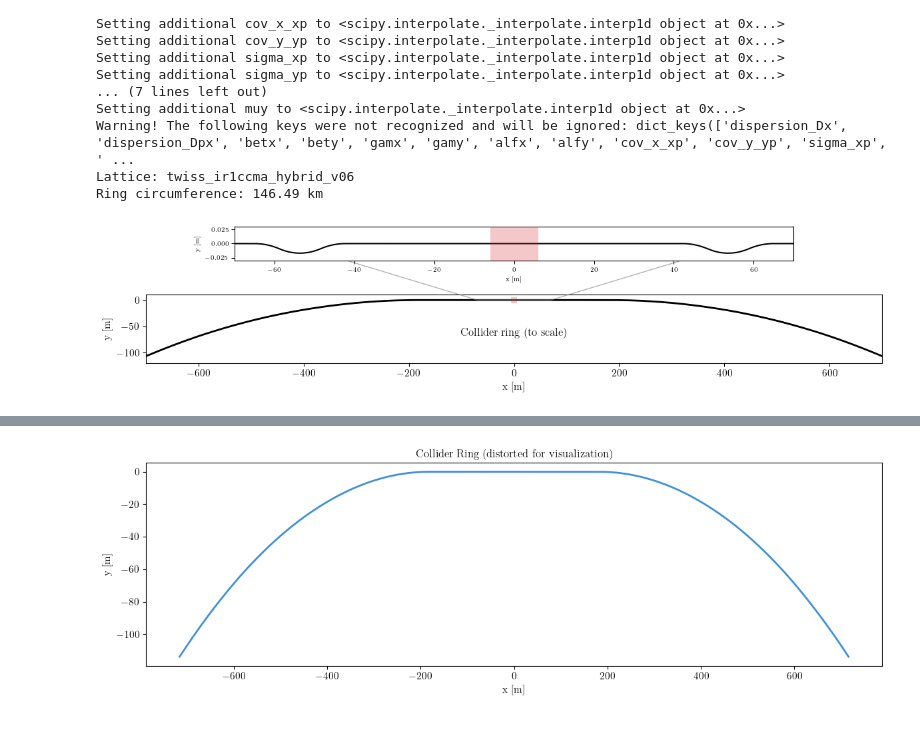
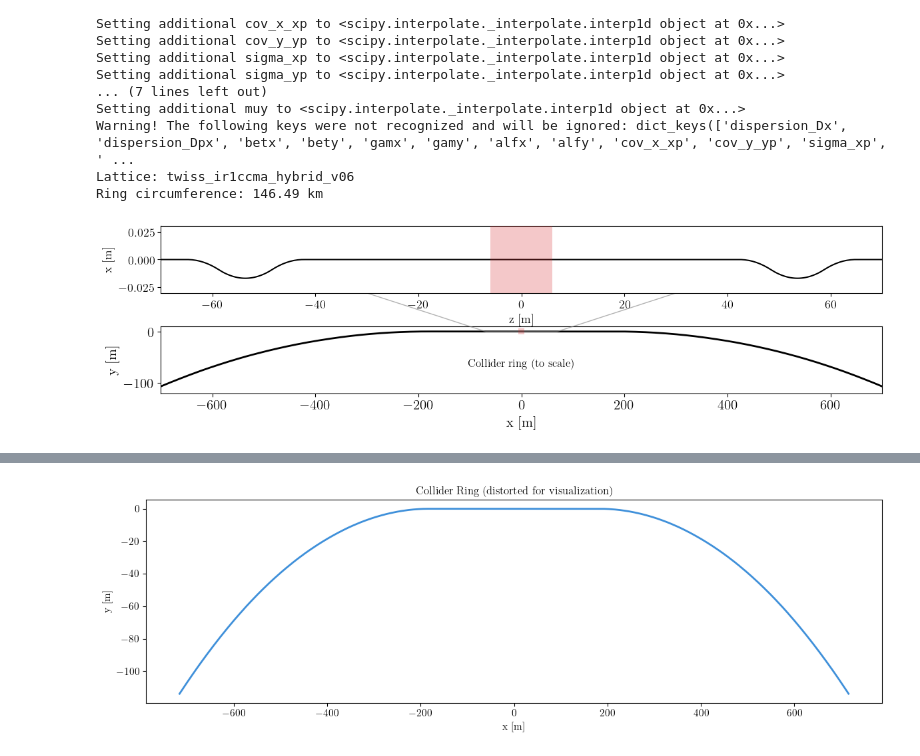
Before and after one commit to jchoi55/MINT, a Jupyter notebook: main_collider_ring_studies.ipynb, the cells around one changed output, grey strips where cells are left out. Saved outputs shown, nothing was run; the diff lists cells and outputs as text; code cells hidden in the pictures; blank space fills up the shorter version.

```diff
--- a/main_collider_ring_studies.ipynb
+++ b/main_collider_ring_studies.ipynb
@@ -63,39 +63,40 @@ Ring circumference: 146.49 km
 # Quick geometry and reference momentum profile
 u = np.linspace(0, 1, 4000)
 
-fig, ax = plt.subplots(1, 1, figsize=(12, 4))
+fig, ax = plt.subplots(1, 1, figsize=(12, 8))
 ax.plot(ring_lattice.x(u)/100, ring_lattice.y(u)/100, lw=2.0, color='black')
-ax.set_xlabel("x [m]")
-ax.set_ylabel("y [m]")
+ax.set_xlabel("x [m]", fontsize=15)
+ax.set_ylabel("y [m]", fontsize=15)
+ax.tick_params(labelsize=15)
 ax.text(0.5, 0.4, "Collider ring (to scale)", transform=ax.transAxes, ha="center", fontsize=12)
 ax.set_xlim(-700, 700)
 ax.set_ylim(-120, 10)
 ax.set_aspect("equal", adjustable="box")
 
 # Detector box: ±6 m around IP (0, 0)
 det_half = 6  # meters
 det_box = plt.Rectangle((-det_half, -det_half), 2*det_half, 2*det_half,
                          linewidth=1.5, edgecolor='None', facecolor='tab:red', alpha=0.25, zorder=5)
 ax.add_patch(det_box)
 
 # Inset: chicane detail at ~x=50m, y~20cm
 xl = 0.12
-axins = ax.inset_axes([xl, 1.5, (1 - 2*xl), 0.5])
+axins = ax.inset_axes([0, 1.5, 1, 1])
 axins.plot(ring_lattice.x(u)/100, ring_lattice.y(u)/100, lw=1.5, color='black')
 axins.set_xlim(-70, 70)
 axins.set_ylim(-0.03, 0.03)
-axins.tick_params(labelsize=7)
-axins.set_xlabel("x [m]", fontsize=7)
-axins.set_ylabel("y [m]", fontsize=7)
+axins.tick_params(labelsize=13)
+axins.set_xlabel("z [m]", fontsize=13)
+axins.set_ylabel("x [m]", fontsize=13)
 ax.indicate_inset_zoom(axins, edgecolor="gray", alpha=0.6)
 
 # Detector box in inset
 det_box_ins = plt.Rectangle((-det_half, -det_half), 2*det_half, 2*det_half,
                               linewidth=1.5, edgecolor='None', facecolor='tab:red', alpha=0.25, zorder=5)
 axins.add_patch(det_box_ins)
 # axins.set_aspect("equal", adjustable="box")
 
 fig.tight_layout()
 fig.savefig("plots/collider_ring_geometry.pdf", dpi=400)
 # %% [output]
-[figure, old version]
+[figure, new version]
```
Also changed, not shown: parts of 20 cells of this notebook, 23 other files.
